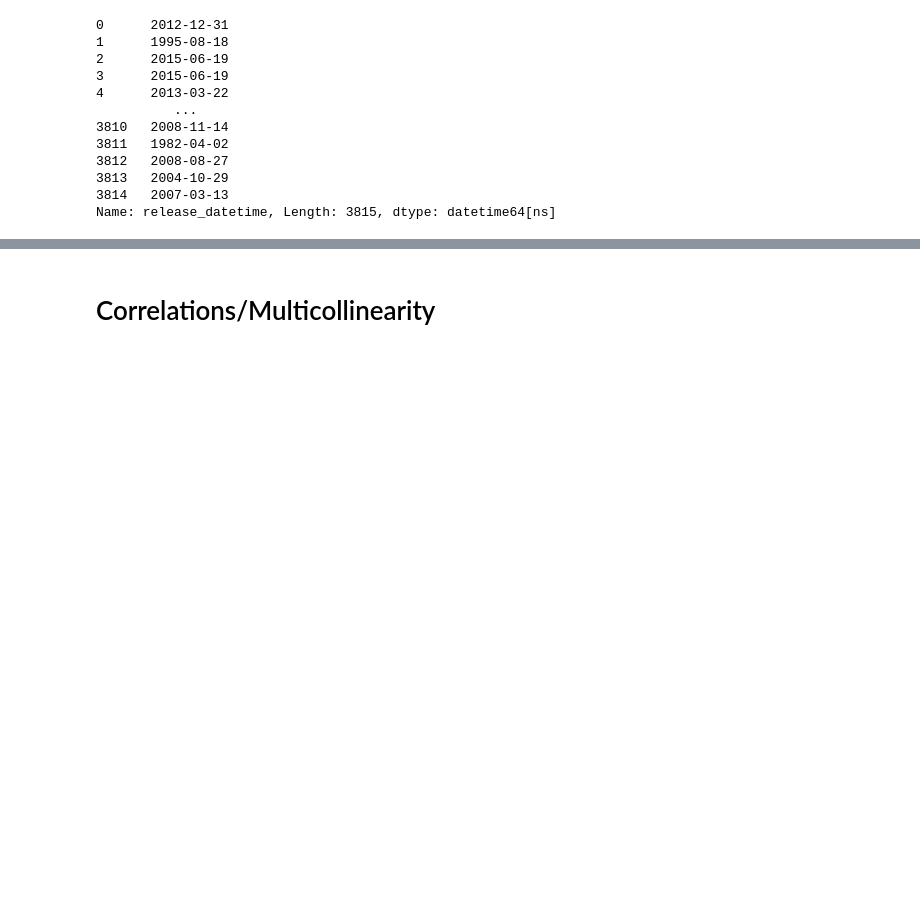
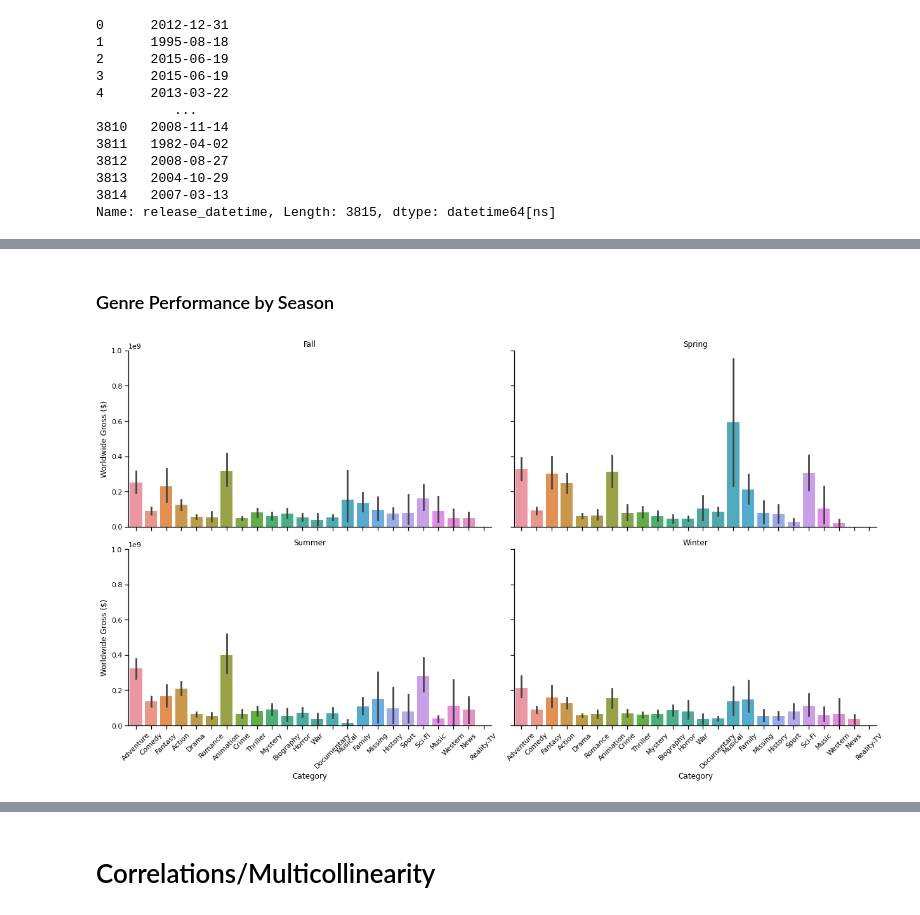
Before and after one commit to BenJMcCarty/BMC_P1P_Redo, a Jupyter notebook: student.ipynb, the cells around one changed output, grey strips where cells are left out. Saved outputs shown, nothing was run; the diff lists cells and outputs as text; code cells hidden in the pictures; blank space fills up the shorter version.

```diff
--- a/student.ipynb
+++ b/student.ipynb
@@ -677,0 +621,14 @@ plt.ylabel('Worldwide Gross ($)');
+# %% [markdown]
+### Genre Performance by Season
+# %%
+## Visualizing each genre's performance by season
+g = sns.catplot(data=plot_df, col='release_season_manual',
+            y='worldwide_gross', kind='bar', x='genres_list', col_wrap=2,
+            aspect=1.75)#, sharex=False)
+(g.set_axis_labels('Category', 'Worldwide Gross ($)')
+ .set_xticklabels(rotation=45)
+ .set_titles("{col_name}"))
+
+plt.tight_layout();
+# %% [output]
+[figure, added]
```
Also changed, not shown: parts of 85 cells of this notebook.
